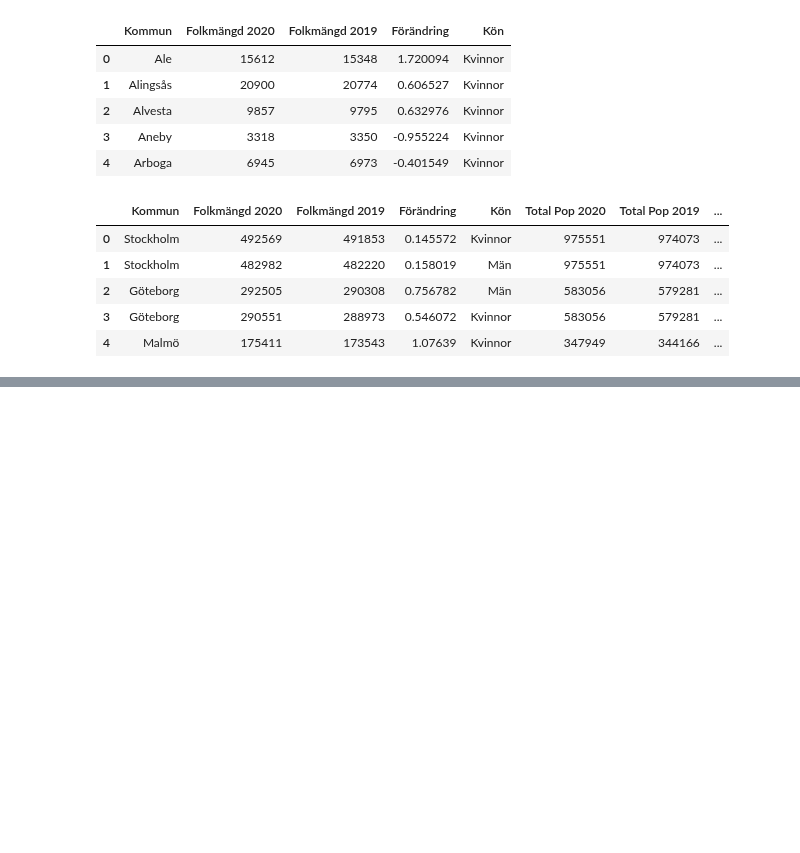
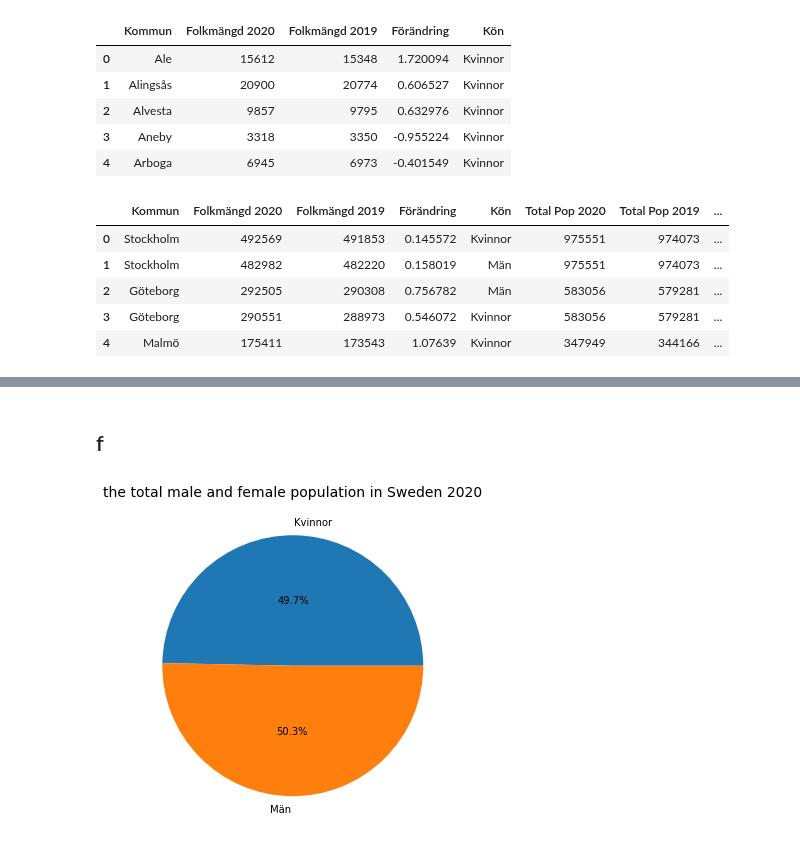
Before and after one commit to yuna-liu/Databehandling-Yuna-Liu, a Jupyter notebook: Exercises/E00_pandas_basic_syntax.ipynb, the cells around one changed output, grey strips where cells are left out. Saved outputs shown, nothing was run; the diff lists cells and outputs as text; code cells hidden in the pictures; blank space fills up the shorter version.

```diff
--- a/Exercises/E00_pandas_basic_syntax.ipynb
+++ b/Exercises/E00_pandas_basic_syntax.ipynb
@@ -587,0 +612,11 @@ df_merge.head()
+# %% [markdown]
+## f
+# %%
+data = df_merge.groupby("Kön")["Folkmängd 2020"].sum()
+#Using matplotlib
+pie, ax = plt.subplots(figsize=[10,6])
+labels = data.keys()
+plt.pie(x=data, autopct="%.1f%%", labels=labels, pctdistance=0.5)
+plt.title("the total male and female population in Sweden 2020", fontsize=14);
+# %% [output]
+[figure, added]
```
Also changed, not shown: parts of 2 cells of this notebook, 3 other files.
